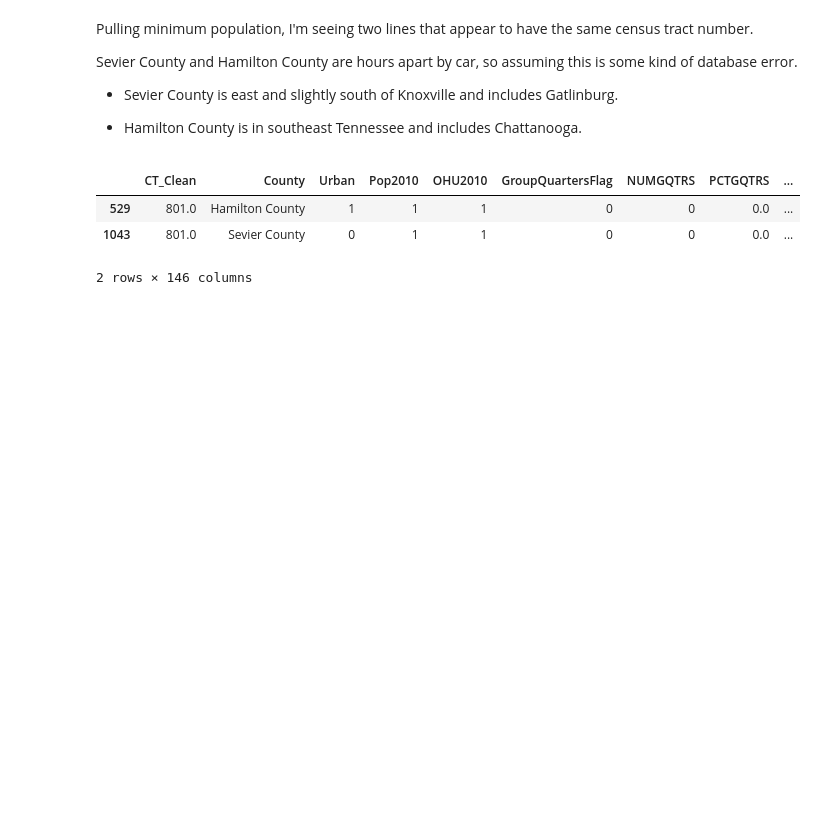
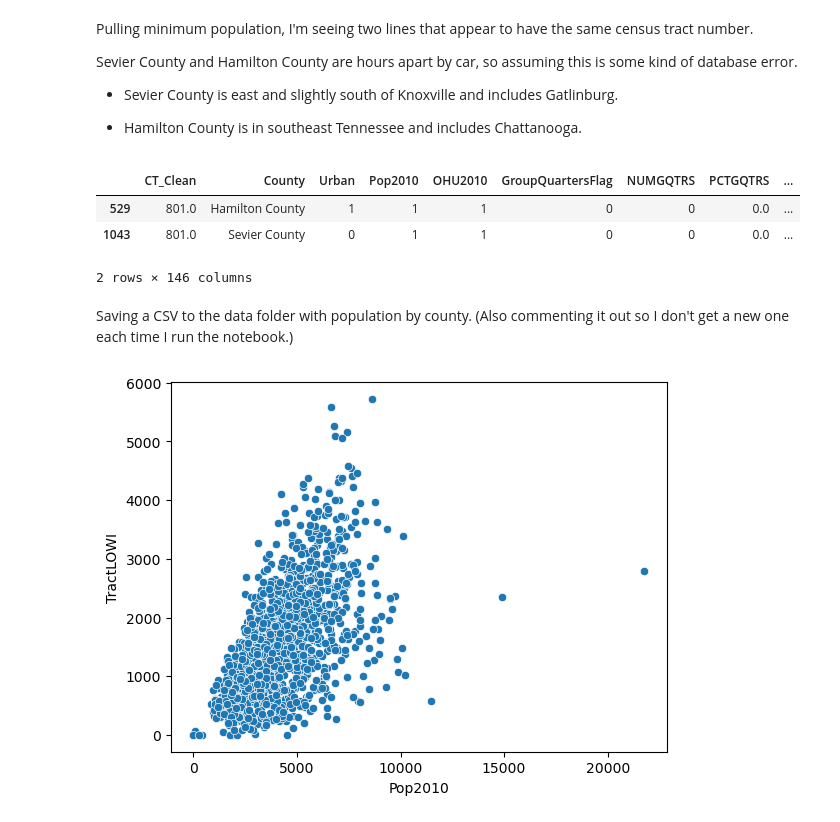
Before and after one commit to marthahunter/food-access, a Jupyter notebook: notebooks/2_food_access_eda_and_analysis.ipynb, the cells around one changed output. Saved outputs shown, nothing was run; the diff lists cells and outputs as text; code cells hidden in the pictures; blank space fills up the shorter version.

Commit message:
eda - need to drill down to duplicate census tracts

```diff
--- a/notebooks/2_food_access_eda_and_analysis.ipynb
+++ b/notebooks/2_food_access_eda_and_analysis.ipynb
@@ -62,0 +108,2 @@ tn_food_access_df[tn_food_access_df['Pop2010'].iloc[:]==tn_food_access_df['Pop20
+# %% [markdown]
+Saving a CSV to the data folder with population by county. (Also commenting it out so I don't get a new one each time I run the notebook.)
@@ -62,0 +115,5 @@ tn_food_access_df[tn_food_access_df['Pop2010'].iloc[:]==tn_food_access_df['Pop20
+# %%
+sns.scatterplot(tn_food_access_df, x='Pop2010', y='TractLOWI')
+plt.title='Total Population Count and Low Income Population'
+# %% [output]
+[figure, added]
```
Also changed, not shown: parts of 10 cells of this notebook, 2 other files.
